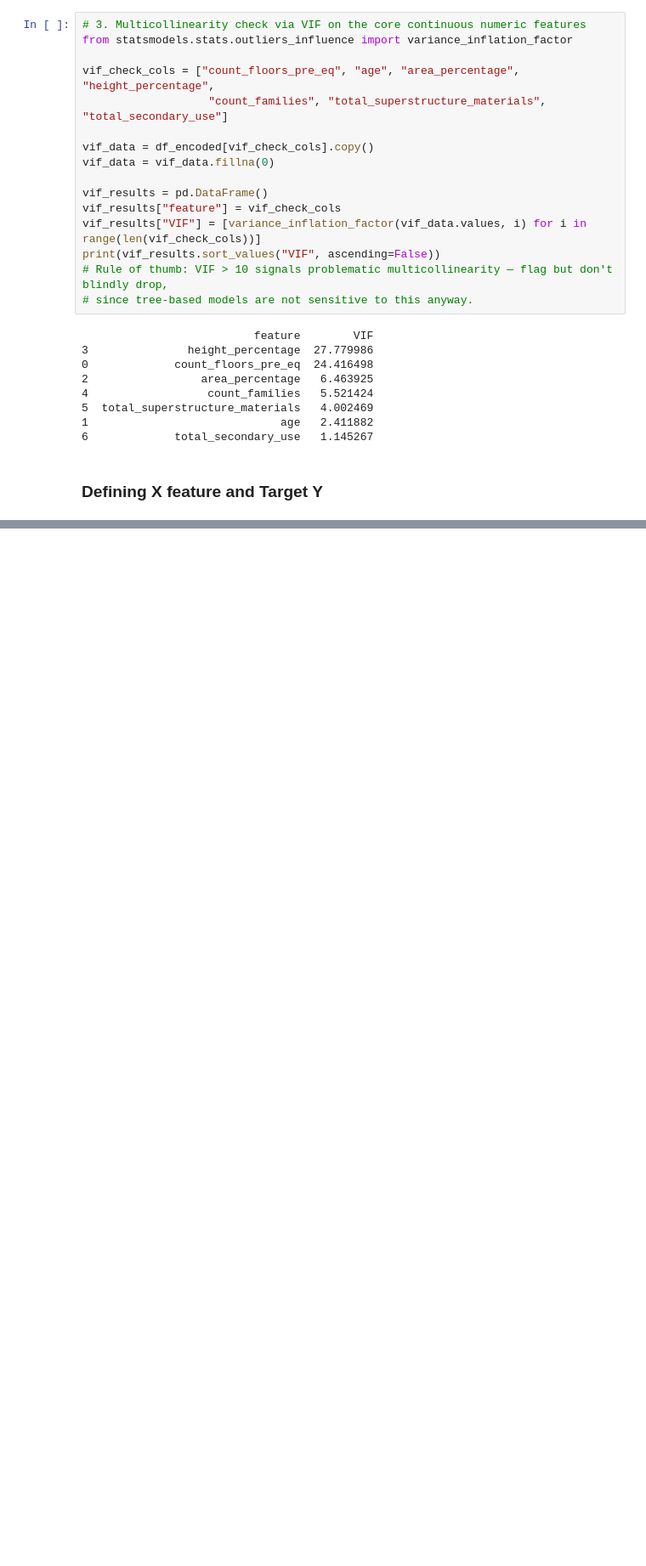
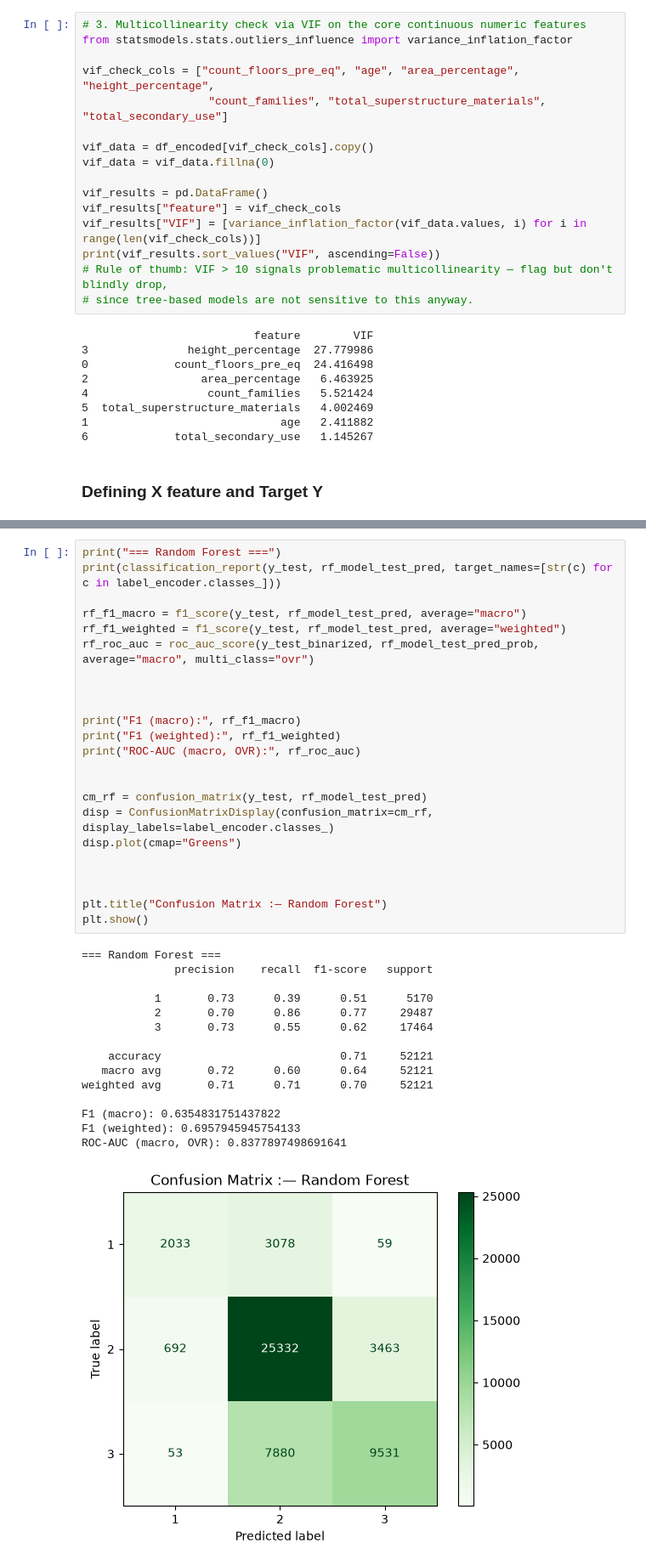
Before and after one commit to rehandbit/Nepal-Earthquake, a Jupyter notebook: Nepal_Earthquake.ipynb, the cells around one changed output, grey strips where cells are left out. Shown at 85% size. Drawn from its saved outputs; the diff is of its cells as text; blank space fills up the shorter version.

```diff
--- a/Nepal_Earthquake.ipynb
+++ b/Nepal_Earthquake.ipynb
@@ -546,0 +739,39 @@ y = df_encoded['damage_grade']
+# %%
+print("=== Random Forest ===")
+print(classification_report(y_test, rf_model_test_pred, target_names=[str(c) for c in label_encoder.classes_]))
+
+rf_f1_macro = f1_score(y_test, rf_model_test_pred, average="macro")
+rf_f1_weighted = f1_score(y_test, rf_model_test_pred, average="weighted")
+rf_roc_auc = roc_auc_score(y_test_binarized, rf_model_test_pred_prob, average="macro", multi_class="ovr")
+
+
+
+print("F1 (macro):", rf_f1_macro)
+print("F1 (weighted):", rf_f1_weighted)
+print("ROC-AUC (macro, OVR):", rf_roc_auc)
+
+
+cm_rf = confusion_matrix(y_test, rf_model_test_pred)
+disp = ConfusionMatrixDisplay(confusion_matrix=cm_rf, display_labels=label_encoder.classes_)
+disp.plot(cmap="Greens")
+
+
+
+plt.title("Confusion Matrix :— Random Forest")
+plt.show()
+# %% [output]
+=== Random Forest ===
+              precision    recall  f1-score   support
+
+           1       0.73      0.39      0.51      5170
+           2       0.70      0.86      0.77     29487
+           3       0.73      0.55      0.62     17464
+
+    accuracy                           0.71     52121
+   macro avg       0.72      0.60      0.64     52121
+weighted avg       0.71      0.71      0.70     52121
+
+F1 (macro): 0.6354831751437822
+F1 (weighted): 0.6957945945754133
+ROC-AUC (macro, OVR): 0.8377897498691641
+[figure, added]
```
Also changed, not shown: parts of 31 cells of this notebook.
